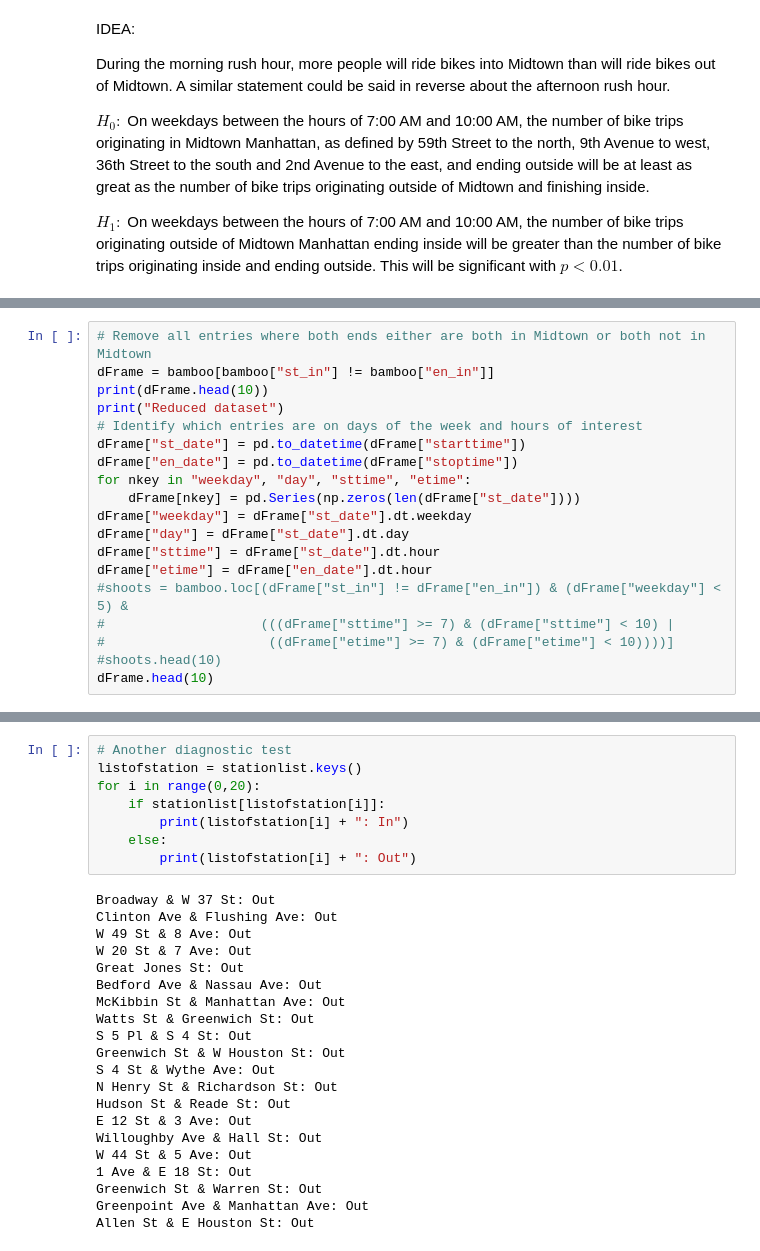
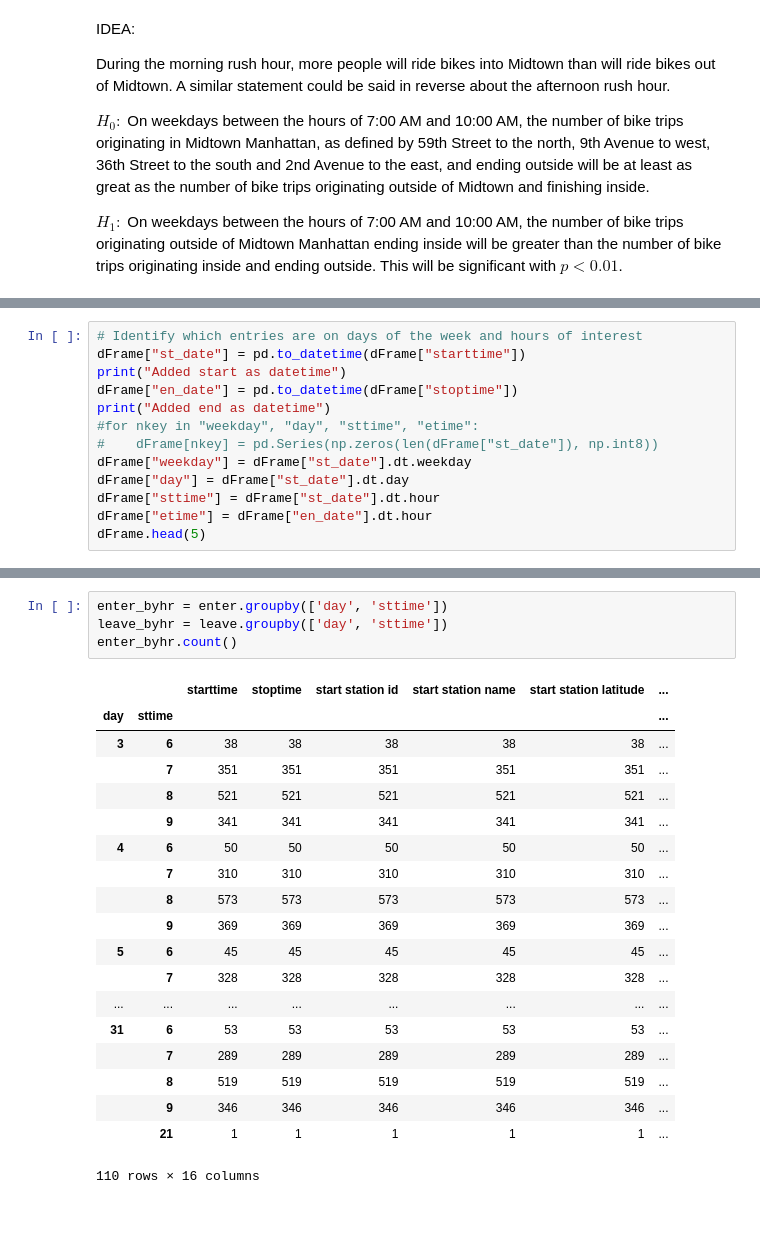
Before and after one commit to sighthnd/PUI2016_ss4977, a Jupyter notebook: HW3_ss4977/Assignment2_ss4977.ipynb, the cells around one changed output, grey strips where cells are left out. Cells and saved outputs as stored; diff of their text form; blank space fills up the shorter version.

```diff
--- a/HW3_ss4977/Assignment2_ss4977.ipynb
+++ b/HW3_ss4977/Assignment2_ss4977.ipynb
@@ -185,19 +217,13 @@ Identified points in and out of Midtown
 # %%
-# Remove all entries where both ends either are both in Midtown or both not in Midtown
-dFrame = bamboo[bamboo["st_in"] != bamboo["en_in"]]
-print(dFrame.head(10))
-print("Reduced dataset")
 # Identify which entries are on days of the week and hours of interest
 dFrame["st_date"] = pd.to_datetime(dFrame["starttime"])
+print("Added start as datetime")
 dFrame["en_date"] = pd.to_datetime(dFrame["stoptime"])
-for nkey in "weekday", "day", "sttime", "etime":
-    dFrame[nkey] = pd.Series(np.zeros(len(dFrame["st_date"])))
+print("Added end as datetime")
+#for nkey in "weekday", "day", "sttime", "etime":
+#    dFrame[nkey] = pd.Series(np.zeros(len(dFrame["st_date"]), np.int8))
 dFrame["weekday"] = dFrame["st_date"].dt.weekday
 dFrame["day"] = dFrame["st_date"].dt.day
 dFrame["sttime"] = dFrame["st_date"].dt.hour
 dFrame["etime"] = dFrame["en_date"].dt.hour
-#shoots = bamboo.loc[(dFrame["st_in"] != dFrame["en_in"]) & (dFrame["weekday"] < 5) &
-#                    (((dFrame["sttime"] >= 7) & (dFrame["sttime"] < 10) |
-#                     ((dFrame["etime"] >= 7) & (dFrame["etime"] < 10))))]
-#shoots.head(10)
-dFrame.head(10)
+dFrame.head(5)
@@ -235,29 +289,24 @@ lv_std = leave_stats['st_in'].std()
-# %%
-# Another diagnostic test
-listofstation = stationlist.keys()
-for i in range(0,20):
-    if stationlist[listofstation[i]]:
-        print(listofstation[i] + ": In")
-    else:
-        print(listofstation[i] + ": Out")
-# %% [output]
-Broadway & W 37 St: Out
-Clinton Ave & Flushing Ave: Out
-W 49 St & 8 Ave: Out
-W 20 St & 7 Ave: Out
-Great Jones St: Out
-Bedford Ave & Nassau Ave: Out
-McKibbin St & Manhattan Ave: Out
-Watts St & Greenwich St: Out
-S 5 Pl & S 4 St: Out
-Greenwich St & W Houston St: Out
-S 4 St & Wythe Ave: Out
-N Henry St & Richardson St: Out
-Hudson St & Reade St: Out
-E 12 St & 3 Ave: Out
-Willoughby Ave & Hall St: Out
-W 44 St & 5 Ave: Out
-1 Ave & E 18 St: Out
-Greenwich St & Warren St: Out
-Greenpoint Ave & Manhattan Ave: Out
-Allen St & E Houston St: Out
+# %%
+enter_byhr = enter.groupby(['day', 'sttime'])
+leave_byhr = leave.groupby(['day', 'sttime'])
+enter_byhr.count()
+# %% [output]
+|  |  | starttime | stoptime | start station id | start station name | start station latitude | ... |
+| day | sttime |  |  |  |  |  | ... |
+| 3 | 6 | 38 | 38 | 38 | 38 | 38 | ... |
+|  | 7 | 351 | 351 | 351 | 351 | 351 | ... |
+|  | 8 | 521 | 521 | 521 | 521 | 521 | ... |
+|  | 9 | 341 | 341 | 341 | 341 | 341 | ... |
+| 4 | 6 | 50 | 50 | 50 | 50 | 50 | ... |
+|  | 7 | 310 | 310 | 310 | 310 | 310 | ... |
+|  | 8 | 573 | 573 | 573 | 573 | 573 | ... |
+|  | 9 | 369 | 369 | 369 | 369 | 369 | ... |
+| 5 | 6 | 45 | 45 | 45 | 45 | 45 | ... |
+|  | 7 | 328 | 328 | 328 | 328 | 328 | ... |
+| ... | ... | ... | ... | ... | ... | ... | ... |
+| 31 | 6 | 53 | 53 | 53 | 53 | 53 | ... |
+|  | 7 | 289 | 289 | 289 | 289 | 289 | ... |
+|  | 8 | 519 | 519 | 519 | 519 | 519 | ... |
+|  | 9 | 346 | 346 | 346 | 346 | 346 | ... |
+|  | 21 | 1 | 1 | 1 | 1 | 1 | ... |
+110 rows × 16 columns
```
Also changed, not shown: parts of 12 cells of this notebook.
